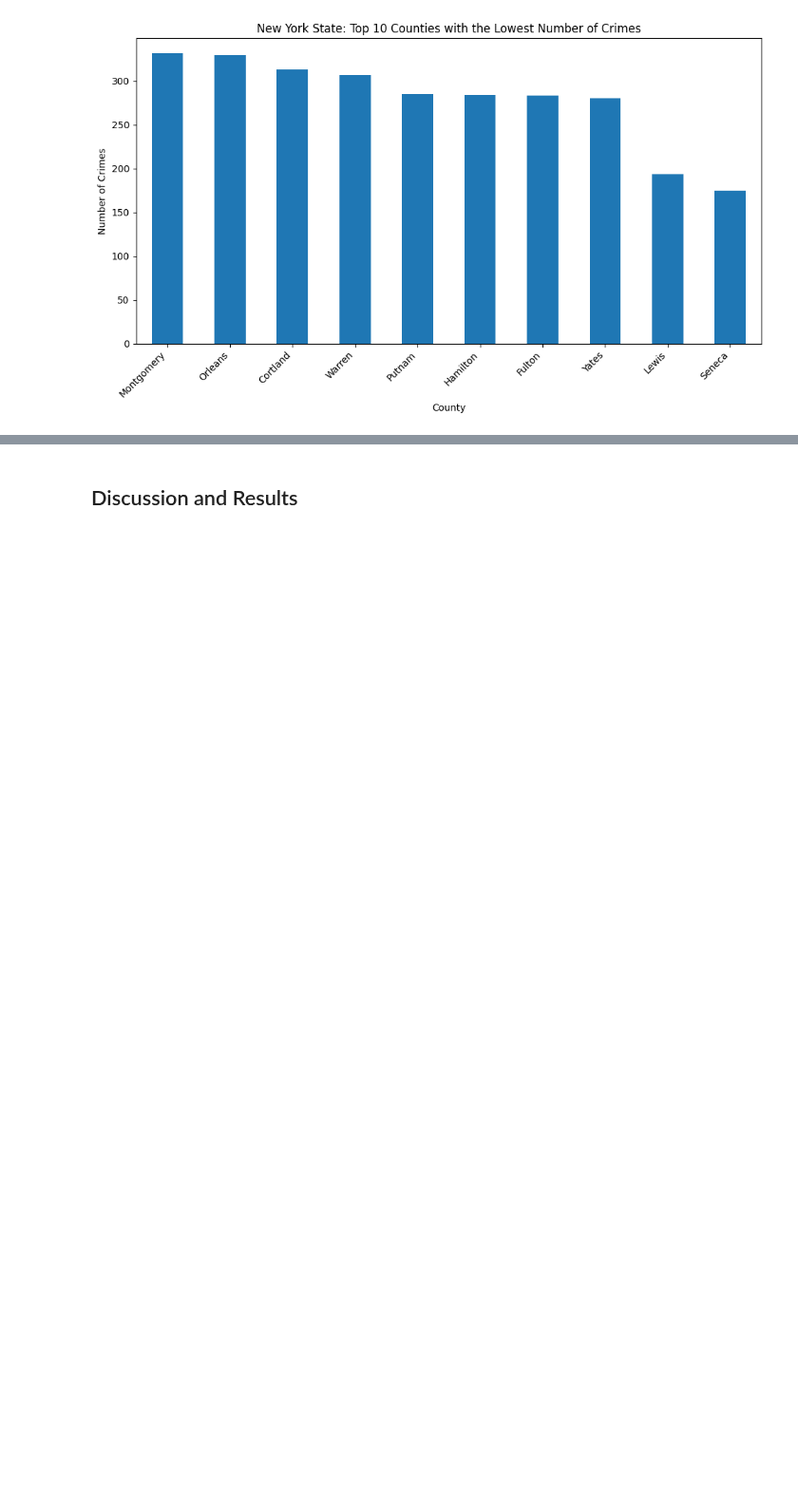
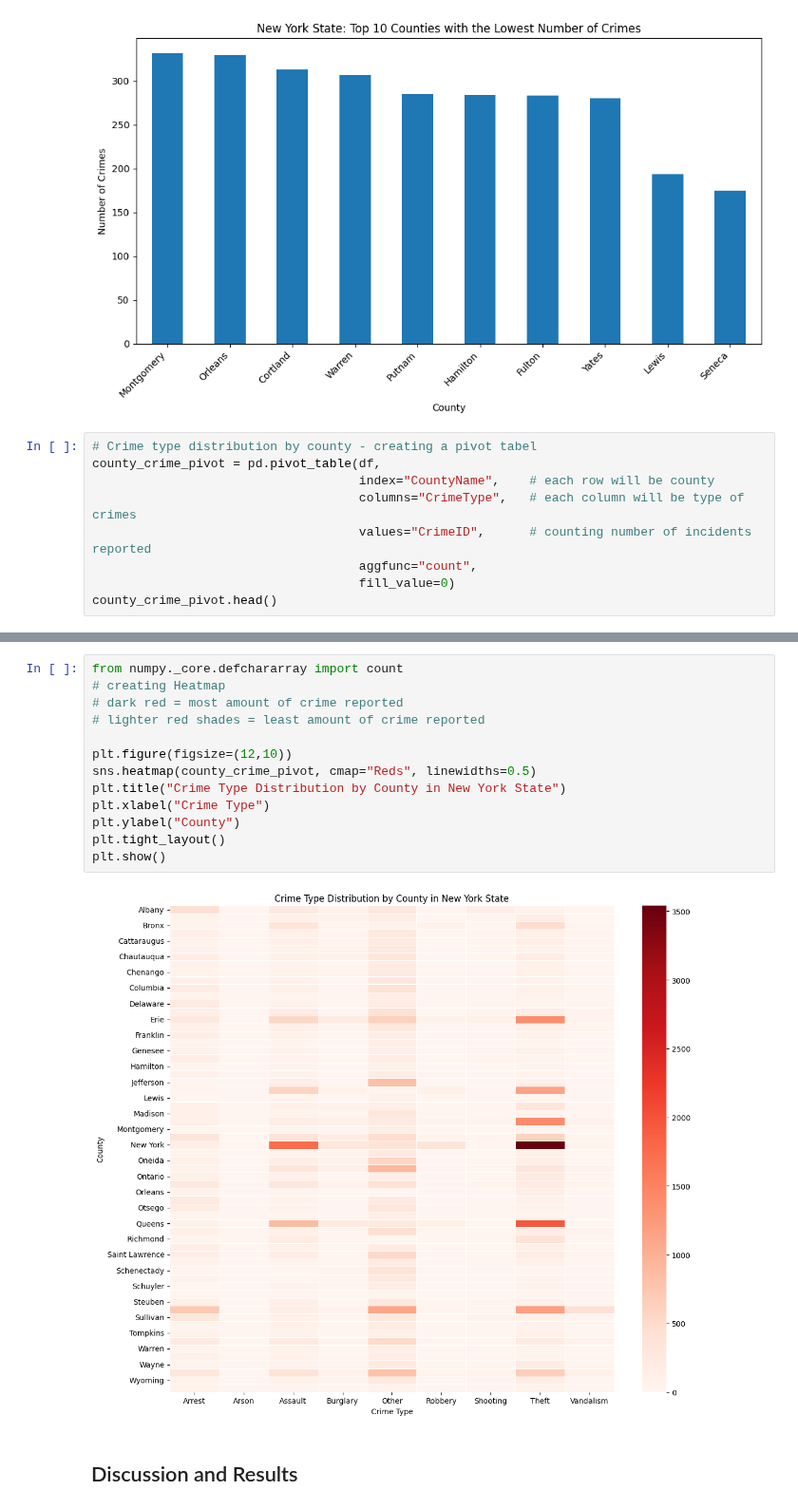
Before and after one commit to Ashliz1/NYC-Crime-Data---Group-10-, a Jupyter notebook: term_project_starter.ipynb, the cells around one changed output, grey strips where cells are left out. Shown at 95% size. Drawn from its saved outputs; the diff is of its cells as text; blank space fills up the shorter version.

Commit message:
created a pivot table/ heatmap

```diff
--- a/term_project_starter.ipynb
+++ b/term_project_starter.ipynb
@@ -271,3 +271,12 @@ plt.tight_layout()
 plt.show()
 # %% [output]
 [figure]
+# %%
+# Crime type distribution by county - creating a pivot tabel
+county_crime_pivot = pd.pivot_table(df,
+                                    index="CountyName",    # each row will be county
+                                    columns="CrimeType",   # each column will be type of crimes
+                                    values="CrimeID",      # counting number of incidents reported
+                                    aggfunc="count",
+                                    fill_value=0)
+county_crime_pivot.head()
@@ -274,3 +291,18 @@ plt.show()
+# %%
+from numpy._core.defchararray import count
+# creating Heatmap
+# dark red = most amount of crime reported
+# lighter red shades = least amount of crime reported
+
+plt.figure(figsize=(12,10))
+sns.heatmap(county_crime_pivot, cmap="Reds", linewidths=0.5)
+plt.title("Crime Type Distribution by County in New York State")
+plt.xlabel("Crime Type")
+plt.ylabel("County")
+plt.tight_layout()
+plt.show()
+# %% [output]
+[figure, added]
 # %% [markdown]
 ## Discussion and Results
 # %% [markdown]
```
Also changed, not shown: parts of 1 cell of this notebook.
